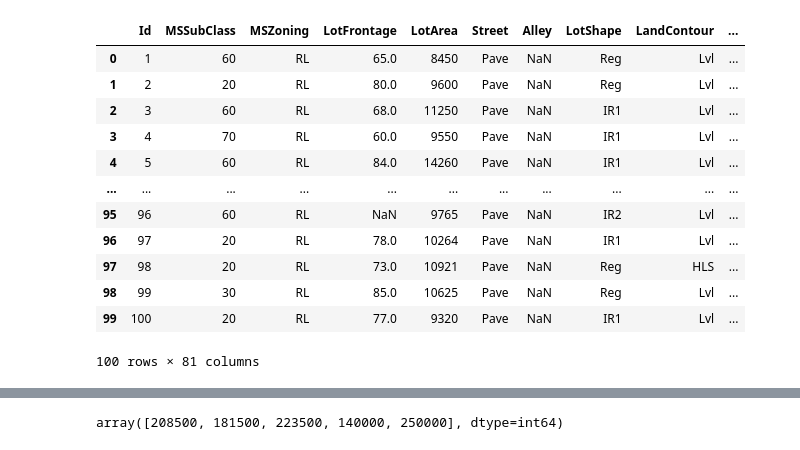
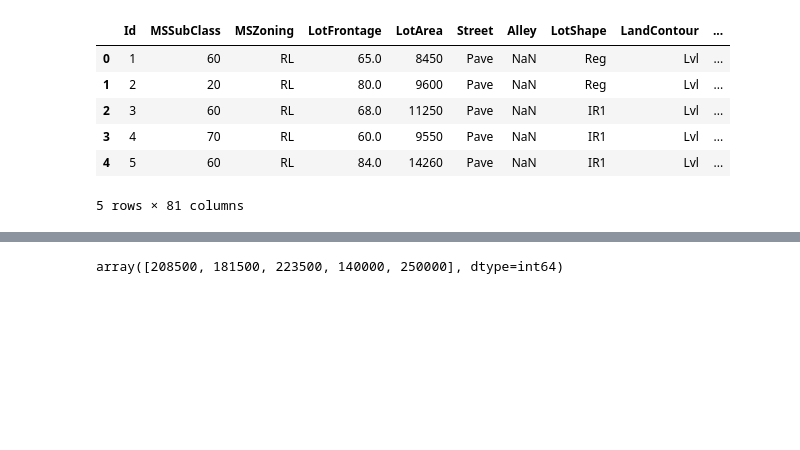
Before and after one commit to kbot1443/Project_4, a Jupyter notebook: Project 4 Home prices.ipynb, the cells around one changed output, grey strips where cells are left out. Saved outputs shown, nothing was run; the diff lists cells and outputs as text; code cells hidden in the pictures; blank space fills up the shorter version.

```diff
--- a/Project 4 Home prices.ipynb
+++ b/Project 4 Home prices.ipynb
@@ -12,21 +12,15 @@ test_path = 'Resources/test.csv'
 trained_data = pd.read_csv(train_path)
 test_data = pd.read_csv(test_path)
 # %%
-trained_data.head(100)
+trained_data.head()
 # %% [output]
 |  | Id | MSSubClass | MSZoning | LotFrontage | LotArea | Street | Alley | LotShape | LandContour | ... |
 | 0 | 1 | 60 | RL | 65.0 | 8450 | Pave | NaN | Reg | Lvl | ... |
 | 1 | 2 | 20 | RL | 80.0 | 9600 | Pave | NaN | Reg | Lvl | ... |
 | 2 | 3 | 60 | RL | 68.0 | 11250 | Pave | NaN | IR1 | Lvl | ... |
 | 3 | 4 | 70 | RL | 60.0 | 9550 | Pave | NaN | IR1 | Lvl | ... |
 | 4 | 5 | 60 | RL | 84.0 | 14260 | Pave | NaN | IR1 | Lvl | ... |
-| ... | ... | ... | ... | ... | ... | ... | ... | ... | ... | ... |
-| 95 | 96 | 60 | RL | NaN | 9765 | Pave | NaN | IR2 | Lvl | ... |
-| 96 | 97 | 20 | RL | 78.0 | 10264 | Pave | NaN | IR1 | Lvl | ... |
-| 97 | 98 | 20 | RL | 73.0 | 10921 | Pave | NaN | Reg | HLS | ... |
-| 98 | 99 | 30 | RL | 85.0 | 10625 | Pave | NaN | Reg | Lvl | ... |
-| 99 | 100 | 20 | RL | 77.0 | 9320 | Pave | NaN | IR1 | Lvl | ... |
-100 rows × 81 columns
+5 rows × 81 columns
 # %%
 print(trained_data.columns)
 # %% [output]
```
Also changed, not shown: parts of 11 cells of this notebook.
